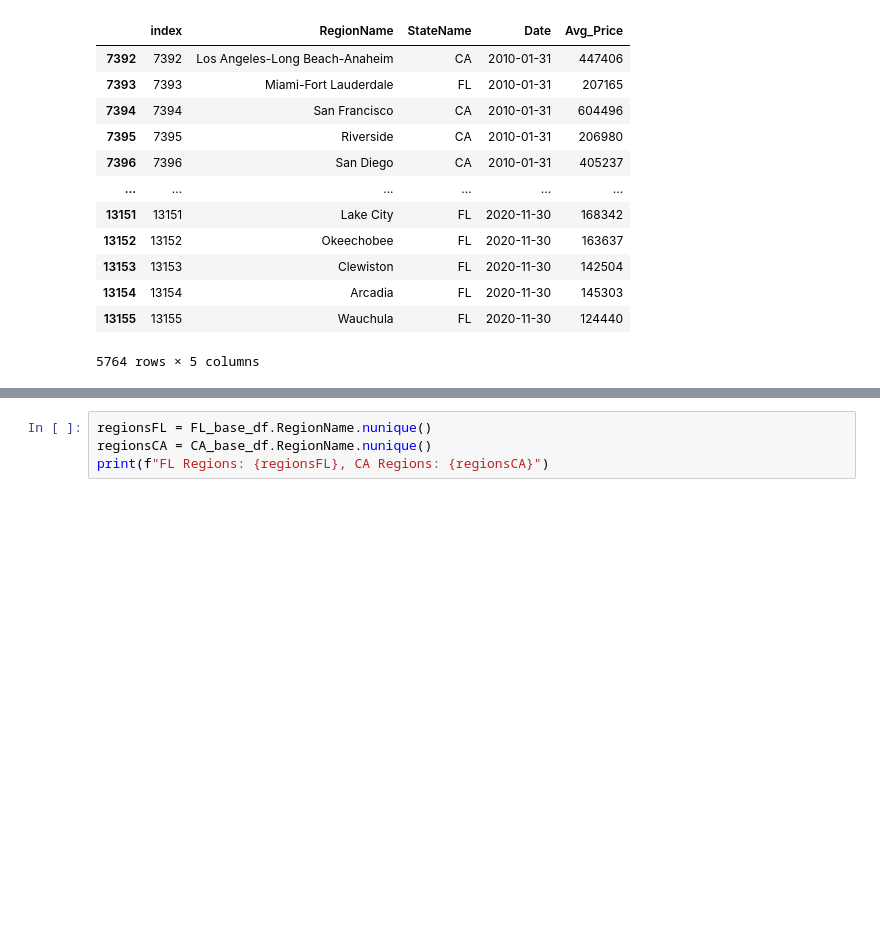
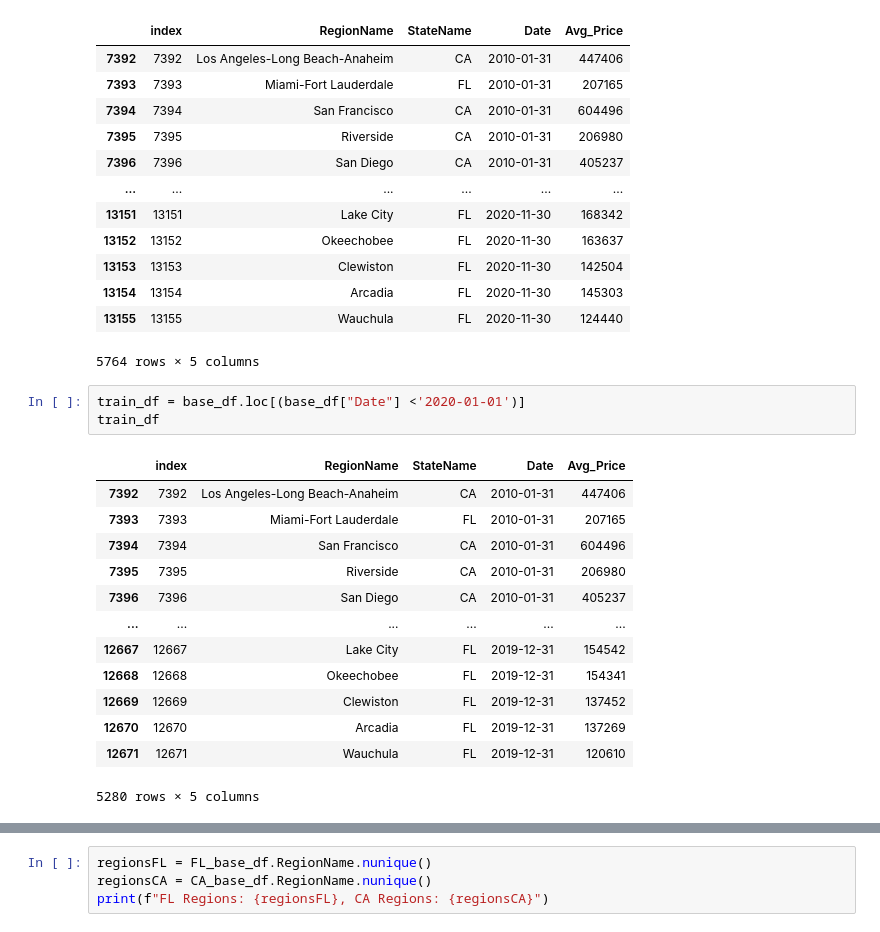
Before and after one commit to Jopinson/COVID19_Property_Pandemic, a Jupyter notebook: notebooks/modeling/Covid-Housing-ML.ipynb, the cells around one changed output, grey strips where cells are left out. Cells and saved outputs as stored; diff of their text form; blank space fills up the shorter version.

```diff
--- a/notebooks/modeling/Covid-Housing-ML.ipynb
+++ b/notebooks/modeling/Covid-Housing-ML.ipynb
@@ -63,6 +64,23 @@ base_df
 | 13154 | 13154 | Arcadia | FL | 2020-11-30 | 145303 |
 | 13155 | 13155 | Wauchula | FL | 2020-11-30 | 124440 |
 5764 rows × 5 columns
+# %%
+train_df = base_df.loc[(base_df["Date"] <'2020-01-01')]
+train_df
+# %% [output]
+|  | index | RegionName | StateName | Date | Avg_Price |
+| 7392 | 7392 | Los Angeles-Long Beach-Anaheim | CA | 2010-01-31 | 447406 |
+| 7393 | 7393 | Miami-Fort Lauderdale | FL | 2010-01-31 | 207165 |
+| 7394 | 7394 | San Francisco | CA | 2010-01-31 | 604496 |
+| 7395 | 7395 | Riverside | CA | 2010-01-31 | 206980 |
+| 7396 | 7396 | San Diego | CA | 2010-01-31 | 405237 |
+| ... | ... | ... | ... | ... | ... |
+| 12667 | 12667 | Lake City | FL | 2019-12-31 | 154542 |
+| 12668 | 12668 | Okeechobee | FL | 2019-12-31 | 154341 |
+| 12669 | 12669 | Clewiston | FL | 2019-12-31 | 137452 |
+| 12670 | 12670 | Arcadia | FL | 2019-12-31 | 137269 |
+| 12671 | 12671 | Wauchula | FL | 2019-12-31 | 120610 |
+5280 rows × 5 columns
 # %%
 # Separate actual 2020 sales so 2010-2019 can be used in ML predictions
 actual_df = base_df.loc[(base_df["Date"] > '2020-01-01')]
```
Also changed, not shown: parts of 24 cells of this notebook.
